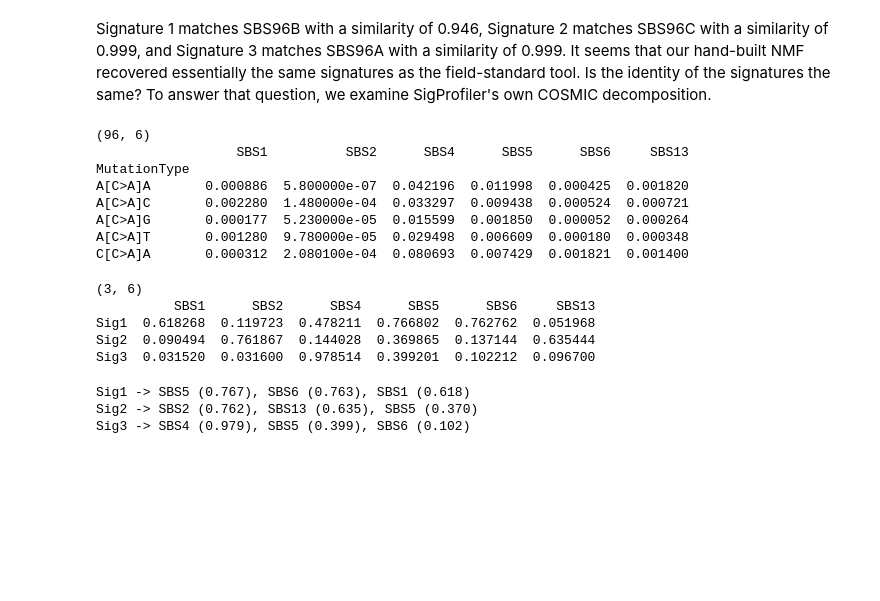
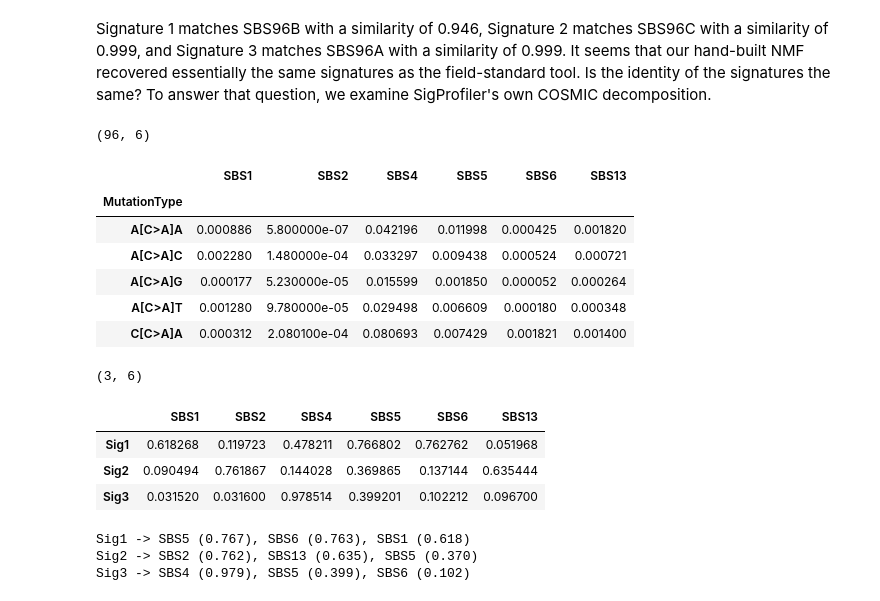
Before and after one commit to rr2526/luad-nmf-signature-extraction, a Jupyter notebook: luad_signatures.ipynb, the cells around one changed output. Saved outputs shown, nothing was run; the diff lists cells and outputs as text; code cells hidden in the pictures; blank space fills up the shorter version.

```diff
--- a/luad_signatures.ipynb
+++ b/luad_signatures.ipynb
@@ -647,28 +638,28 @@ Signature 1 matches SBS96B with a similarity of 0.946, Signature 2 matches SBS96
 # %%
 sig_cosmic = pd.read_csv("results/sigprofiler/SBS96/Suggested_Solution/COSMIC_SBS96_Decomposed_Solution/Signatures/COSMIC_SBS96_Signatures.txt", sep="\t")
 sig_cosmic = sig_cosmic.set_index("MutationType").reindex(channels)
 print(sig_cosmic.shape)
-print(sig_cosmic.head())
+sig_cosmic.head()
 # %% [output]
 (96, 6)
-                  SBS1          SBS2      SBS4      SBS5      SBS6     SBS13
-MutationType
-A[C>A]A       0.000886  5.800000e-07  0.042196  0.011998  0.000425  0.001820
-A[C>A]C       0.002280  1.480000e-04  0.033297  0.009438  0.000524  0.000721
-A[C>A]G       0.000177  5.230000e-05  0.015599  0.001850  0.000052  0.000264
-A[C>A]T       0.001280  9.780000e-05  0.029498  0.006609  0.000180  0.000348
-C[C>A]A       0.000312  2.080100e-04  0.080693  0.007429  0.001821  0.001400
+|  | SBS1 | SBS2 | SBS4 | SBS5 | SBS6 | SBS13 |
+| MutationType |  |  |  |  |  |  |
+| A[C>A]A | 0.000886 | 5.800000e-07 | 0.042196 | 0.011998 | 0.000425 | 0.001820 |
+| A[C>A]C | 0.002280 | 1.480000e-04 | 0.033297 | 0.009438 | 0.000524 | 0.000721 |
+| A[C>A]G | 0.000177 | 5.230000e-05 | 0.015599 | 0.001850 | 0.000052 | 0.000264 |
+| A[C>A]T | 0.001280 | 9.780000e-05 | 0.029498 | 0.006609 | 0.000180 | 0.000348 |
+| C[C>A]A | 0.000312 | 2.080100e-04 | 0.080693 | 0.007429 | 0.001821 | 0.001400 |
 # %%
 S = cosine_similarity(signatures.T.values, sig_cosmic.T.values)
 sig_cosmic_matches = pd.DataFrame(S, index=signatures.columns, columns=sig_cosmic.columns)
 print(sig_cosmic_matches.shape)
-print(sig_cosmic_matches.head())
+sig_cosmic_matches.head()
 # %% [output]
 (3, 6)
-          SBS1      SBS2      SBS4      SBS5      SBS6     SBS13
-Sig1  0.618268  0.119723  0.478211  0.766802  0.762762  0.051968
-Sig2  0.090494  0.761867  0.144028  0.369865  0.137144  0.635444
-Sig3  0.031520  0.031600  0.978514  0.399201  0.102212  0.096700
+|  | SBS1 | SBS2 | SBS4 | SBS5 | SBS6 | SBS13 |
+| Sig1 | 0.618268 | 0.119723 | 0.478211 | 0.766802 | 0.762762 | 0.051968 |
+| Sig2 | 0.090494 | 0.761867 | 0.144028 | 0.369865 | 0.137144 | 0.635444 |
+| Sig3 | 0.031520 | 0.031600 | 0.978514 | 0.399201 | 0.102212 | 0.096700 |
 # %%
 for name in sig_cosmic_matches.index:
     top = sig_cosmic_matches.loc[name].sort_values(ascending=False).head(3)
```
Also changed, not shown: parts of 7 cells of this notebook.
